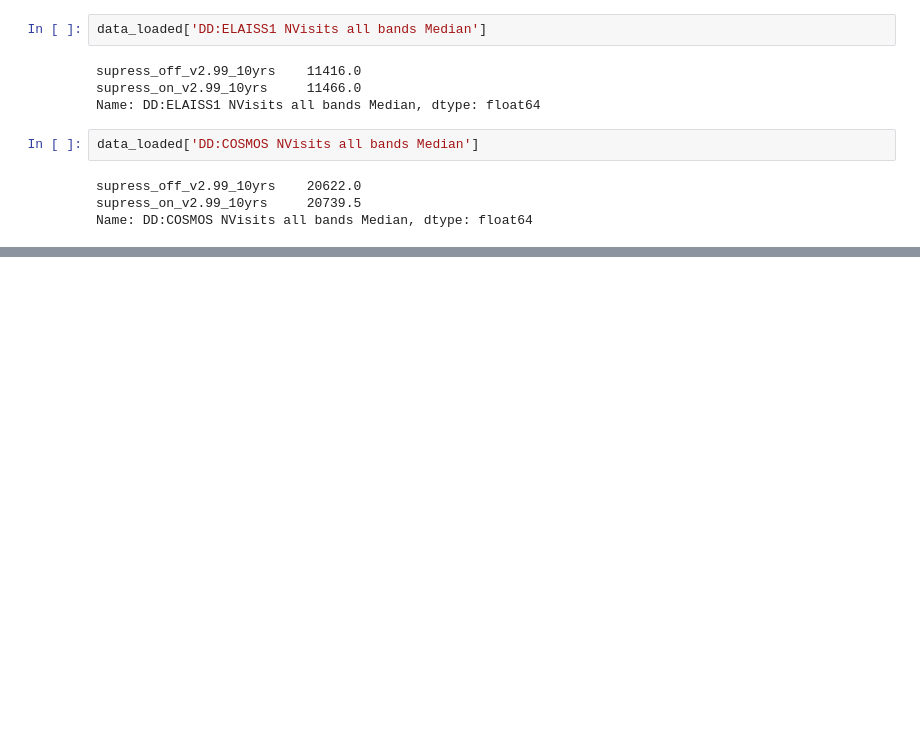
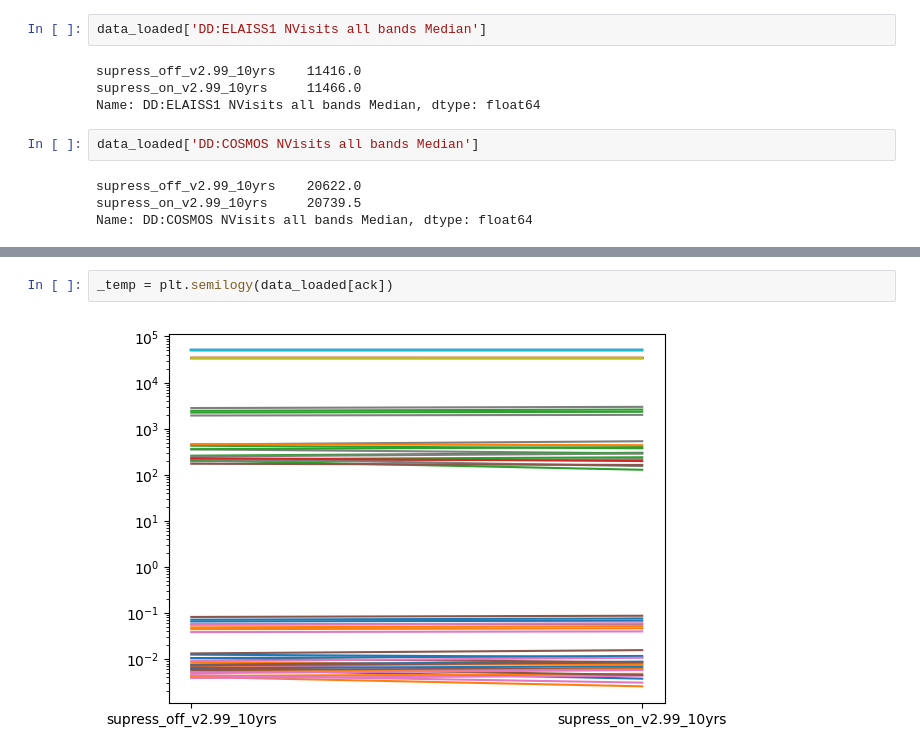
Before and after one commit to lsst-sims/-sims_featureScheduler_runs3.0, a Jupyter notebook: supress_check/quick_look.ipynb, the cells around one changed output, grey strips where cells are left out. Saved outputs shown, nothing was run; the diff lists cells and outputs as text; blank space fills up the shorter version.

```diff
--- a/supress_check/quick_look.ipynb
+++ b/supress_check/quick_look.ipynb
@@ -136,0 +160,4 @@ Name: DD:COSMOS NVisits all bands Median, dtype: float64
+# %%
+_temp = plt.semilogy(data_loaded[ack])
+# %% [output]
+[figure, added]
```
Also changed, not shown: parts of 7 cells of this notebook, 2 other files.
